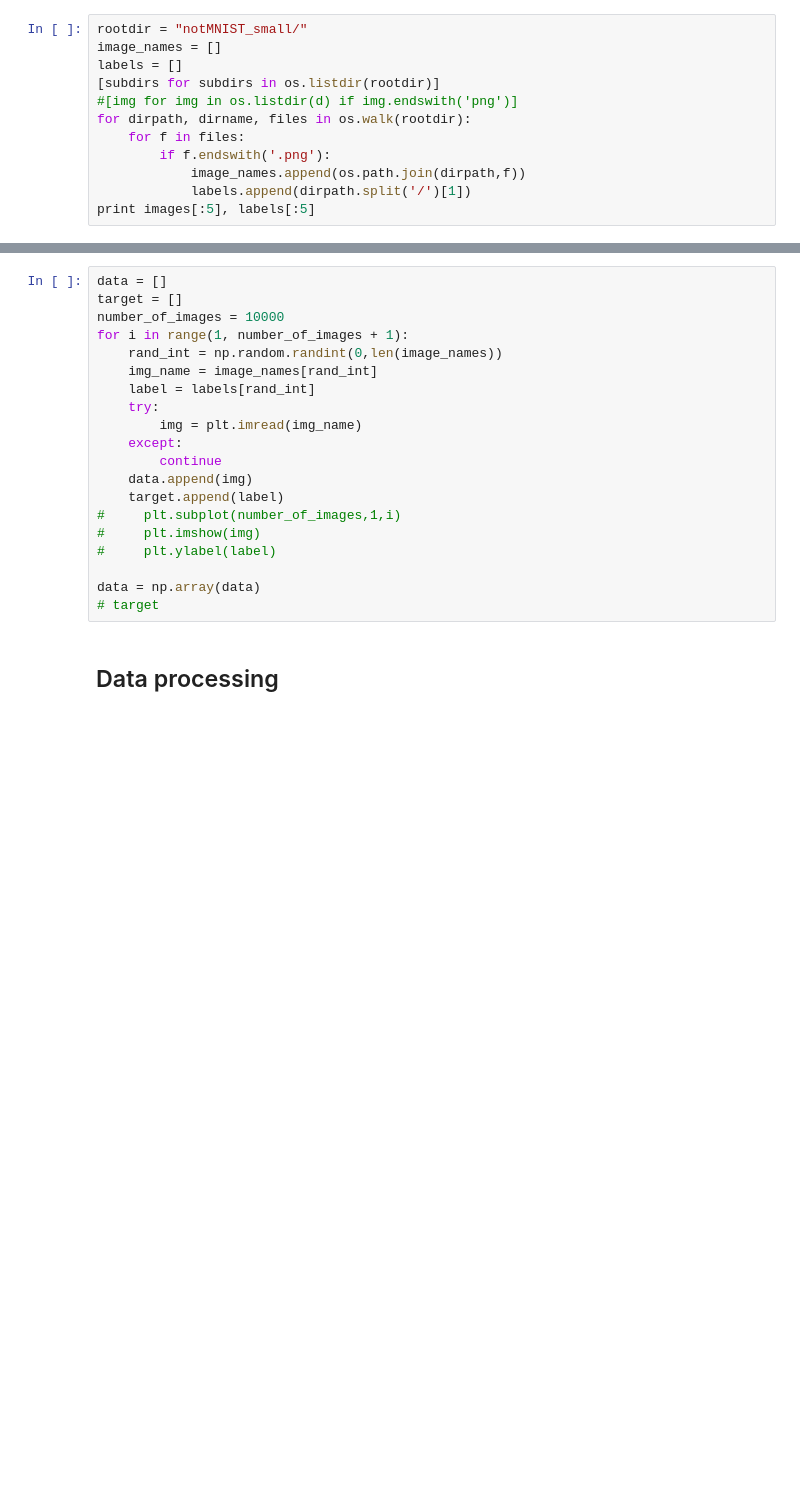
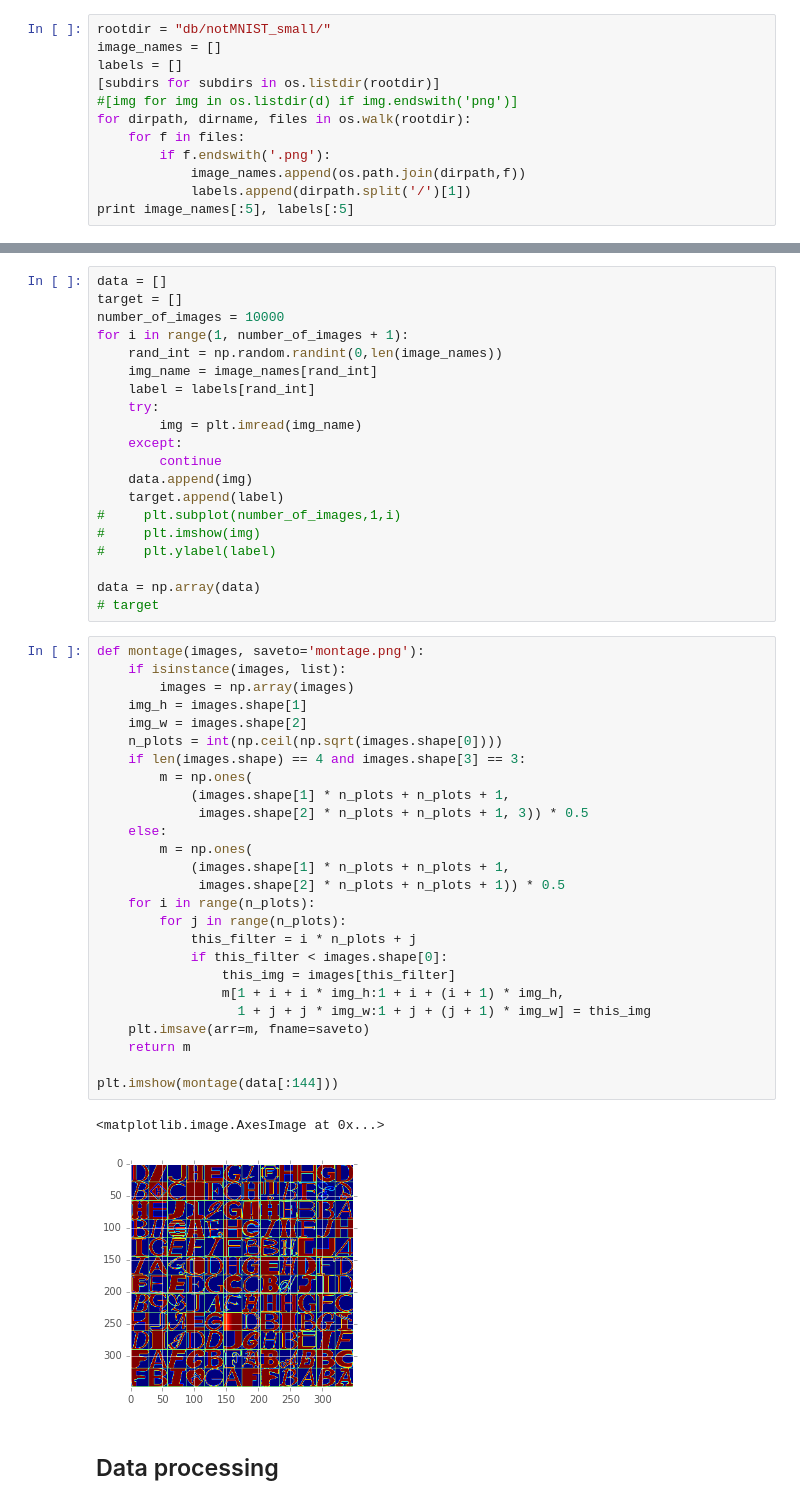
Before and after one commit to slegroux/slgML, a Jupyter notebook: image_processing.ipynb, the cells around one changed output, grey strips where cells are left out. Cells and saved outputs as stored; diff of their text form; blank space fills up the shorter version.

Commit message:
add montage func to image processing

```diff
--- a/image_processing.ipynb
+++ b/image_processing.ipynb
@@ -9,7 +9,7 @@ plt.style.use('ggplot')
 # %% [markdown]
 ## Read data
 # %%
-rootdir = "notMNIST_small/"
+rootdir = "db/notMNIST_small/"
 image_names = []
 labels = []
 [subdirs for subdirs in os.listdir(rootdir)]
@@ -19,5 +19,5 @@ for dirpath, dirname, files in os.walk(rootdir):
         if f.endswith('.png'):
             image_names.append(os.path.join(dirpath,f))
             labels.append(dirpath.split('/')[1])
-print images[:5], labels[:5]
+print image_names[:5], labels[:5]
 # %% [output]
@@ -48,6 +48,35 @@ for i in range(1, number_of_images + 1):
 
 data = np.array(data)
 # target
+# %%
+def montage(images, saveto='montage.png'):
+    if isinstance(images, list):
+        images = np.array(images)
+    img_h = images.shape[1]
+    img_w = images.shape[2]
+    n_plots = int(np.ceil(np.sqrt(images.shape[0])))
+    if len(images.shape) == 4 and images.shape[3] == 3:
+        m = np.ones(
+            (images.shape[1] * n_plots + n_plots + 1,
+             images.shape[2] * n_plots + n_plots + 1, 3)) * 0.5
+    else:
+        m = np.ones(
+            (images.shape[1] * n_plots + n_plots + 1,
+             images.shape[2] * n_plots + n_plots + 1)) * 0.5
+    for i in range(n_plots):
+        for j in range(n_plots):
+            this_filter = i * n_plots + j
+            if this_filter < images.shape[0]:
+                this_img = images[this_filter]
+                m[1 + i + i * img_h:1 + i + (i + 1) * img_h,
+                  1 + j + j * img_w:1 + j + (j + 1) * img_w] = this_img
+    plt.imsave(arr=m, fname=saveto)
+    return m
+
+plt.imshow(montage(data[:144]))
+# %% [output]
+<matplotlib.image.AxesImage at 0x...>
+[figure, added]
 # %% [markdown]
 ## Data processing
 # %%
```
Also changed, not shown: parts of 1 cell of this notebook.
